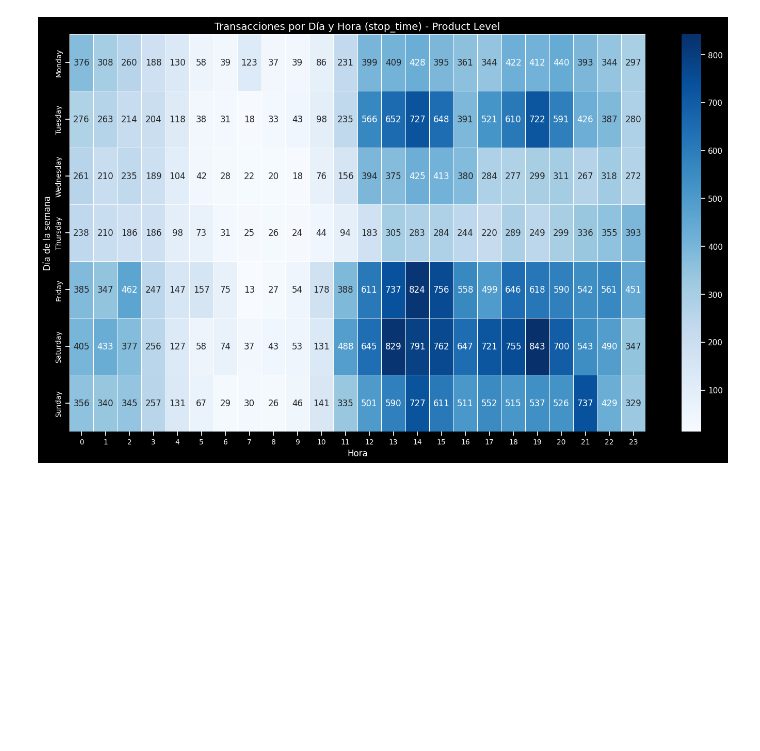
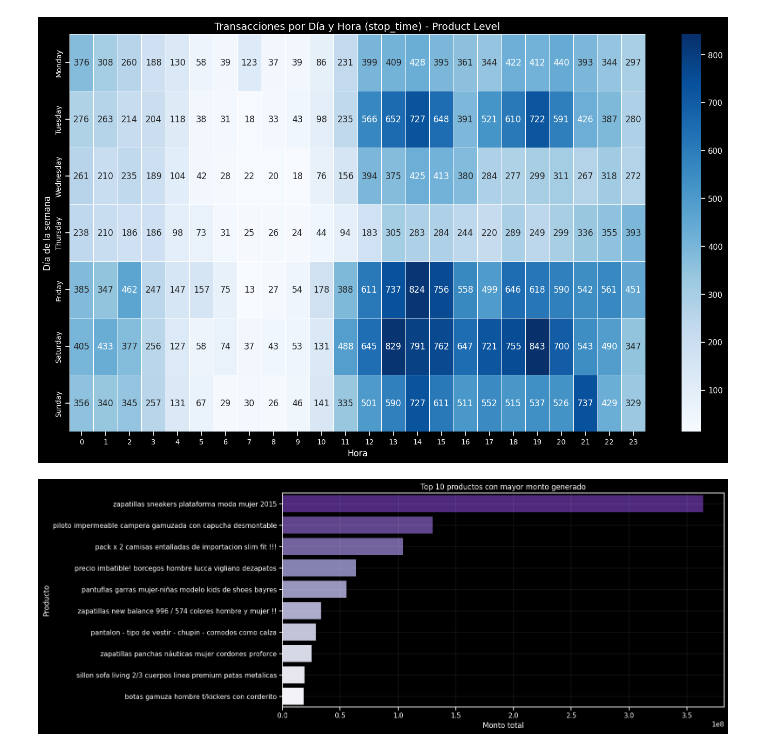
Before and after one commit to jorge-robledo11/MELI, a Jupyter notebook: notebooks/exploration/02_analisis_negocio.ipynb, the cells around one changed output. Cells and saved outputs as stored; diff of their text form; code cells hidden in the pictures; blank space fills up the shorter version.

```diff
--- a/notebooks/exploration/02_analisis_negocio.ipynb
+++ b/notebooks/exploration/02_analisis_negocio.ipynb
@@ -168,6 +168,7 @@ def aggregate_data(data: pl.LazyFrame, group_by_col: str) -> pl.LazyFrame:
             pl.col('accepts_mercadopago').mode().explode().first().alias('accepts_mercadopago'),
             pl.col('currency').mode().explode().first().alias('currency'),
             pl.col('automatic_relist').mode().explode().first().alias('automatic_relist'),
+            pl.col('title').mode().explode().first().alias('title'),
 
             pl.first('price').alias('unit_price'),  # Tomamos cualquier valor porque es constante
             pl.sum('sold_quantity').alias('total_quantity'),
@@ -423,3 +421,28 @@ for level, df in dataframes.items():
 [figure]
 [figure]
 [figure]
+# %%
+top_revenue_products = (
+    df_product.select(['title', 'total_amount'])
+    .sort('total_amount', descending=True)
+    .head(10)
+    .to_pandas()
+)
+
+# Creating the bar plot
+plt.figure(figsize=(16, 6))
+sns.barplot(
+    data=top_revenue_products,
+    x='total_amount',
+    y='title',
+    palette='Purples_r'
+)
+plt.title('Top 10 productos con mayor monto generado')
+plt.xlabel('Monto total')
+plt.ylabel('Producto')
+
+# Adjust layout and show plot
+plt.grid(color='white', linewidth=0.1)
+plt.tight_layout()
+# %% [output]
+[figure, added]
```
Also changed, not shown: parts of 4 cells of this notebook, 8 other files.
